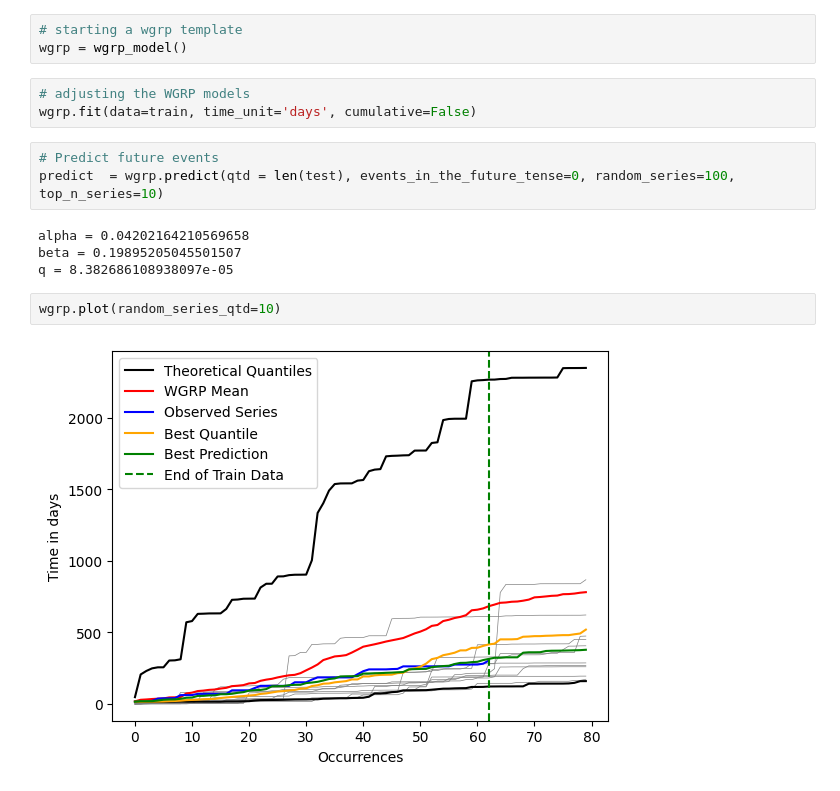
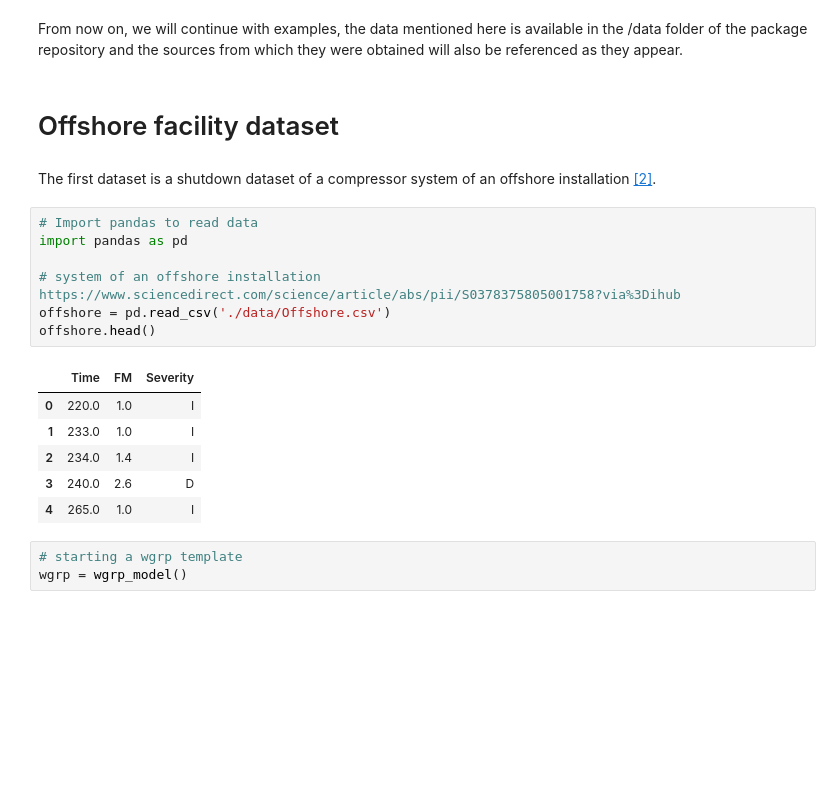
Before and after one commit to danttis/wgrp, a Jupyter notebook: Example_of_use.ipynb, the cells around one changed output. Drawn from its saved outputs; the diff is of its cells as text; blank space fills up the shorter version.

```diff
--- a/Example_of_use.ipynb
+++ b/Example_of_use.ipynb
@@ -70,17 +23,23 @@ train
+# %% [markdown]
+From now on, we will continue with examples, the data mentioned here is available in the /data folder of the package repository and the sources from which they were obtained will also be referenced as they appear.
+# %% [markdown]
+# Offshore facility dataset
+# %% [markdown]
+The first dataset is a shutdown dataset of a compressor system of an offshore installation [[2]](https://www.sciencedirect.com/science/article/abs/pii/S0378375805001758?via%3Dihub).
+# %%
+# Import pandas to read data
+import pandas as pd
+
+# system of an offshore installation https://www.sciencedirect.com/science/article/abs/pii/S0378375805001758?via%3Dihub
+offshore = pd.read_csv('./data/Offshore.csv')
+offshore.head()
+# %% [output]
+|  | Time | FM | Severity |
+| 0 | 220.0 | 1.0 | I |
+| 1 | 233.0 | 1.0 | I |
+| 2 | 234.0 | 1.4 | I |
+| 3 | 240.0 | 2.6 | D |
+| 4 | 265.0 | 1.0 | I |
 # %%
 # starting a wgrp template
 wgrp = wgrp_model()
-# %%
-# adjusting the WGRP models
-wgrp.fit(data=train, time_unit='days', cumulative=False)
-# %%
-# Predict future events
-predict  = wgrp.predict(qtd = len(test), events_in_the_future_tense=0, random_series=100, top_n_series=10)
-# %% [output]
-alpha = 0.04202164210569658
-beta = 0.19895205045501507
-q = 8.382686108938097e-05
-# %%
-wgrp.plot(random_series_qtd=10)
-# %% [output]
-[figure, removed]
```
Also changed, not shown: parts of 67 cells of this notebook, 9 other files.
